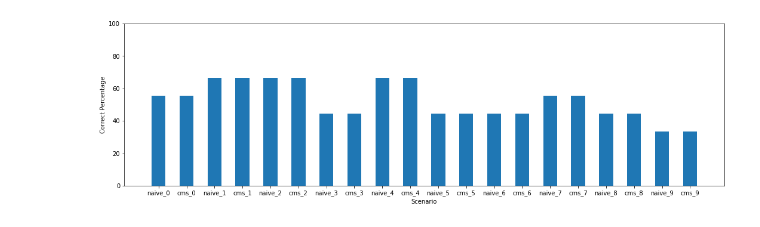
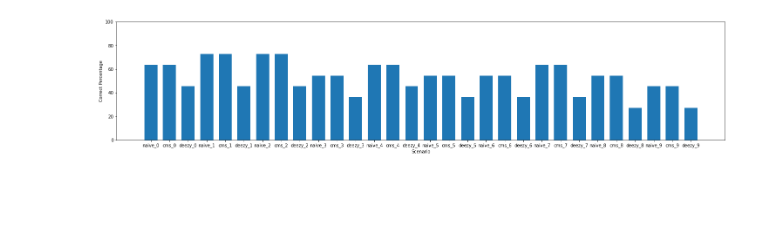
Before and after one commit to stavco9/datastreaming-final-project, a Jupyter notebook: Data_Analysis_All.ipynb, the cells around one changed output. Drawn from its saved outputs; the diff is of its cells as text; code cells hidden in the pictures; blank space fills up the shorter version.

Commit message:
Added more scenario output and a summary notebool

```diff
--- a/Data_Analysis_All.ipynb
+++ b/Data_Analysis_All.ipynb
@@ -9,9 +9,11 @@ import matplotlib.pyplot as plt
 set_model_results = {}
 PATH_NAIVE = './output/1-dictionary-naive-search'
 PATH_CMS = './output/2-count-min-sketch+bloom_freq'
+PATH_DEEZY = './output/3-deezy-alg'
 for i in range(10):
     set_model_results[f"naive_{i}"] = pd.read_csv(f"{PATH_NAIVE}/dataset_{i}.csv", index_col=0)
     set_model_results[f"cms_{i}"] = pd.read_csv(f"{PATH_CMS}/dataset_{i}.csv", index_col=0)
+    set_model_results[f"deezy_{i}"] = pd.read_csv(f"{PATH_DEEZY}/dataset_{i}.csv", index_col=0)
 # %%
 dict_matches = {}
 list_indexes = list(set_model_results['naive_0'].index.values)
@@ -56,25 +62,25 @@ pd_matches
 # %%
 diff_series = {}
 original_words = list(pd_matches.index.values)
 diff_matches_all = []
 for series_name, series in pd_matches.items():
   #print(list(series.index))
   diff_matches = [{word:series[word]} for word in list(series.index)]
   diff_matches_all.append(diff_matches)
   diff_matches = [{word:series[word]} for word in list(series.index) if
        (type(series[word]) == str and not series[word].startswith('{') and word != series[word]) or
        (type(series[word]) == str and series[word].startswith('{') and word not in [re.sub(r'\W+', '', subword) for subword in series[word].split(",")])]
   diff_series[series_name] = 100 * (1 - (len(diff_matches) / len(series.values)))
 diff_series_df = pd.Series(diff_series)
-plt.figure(figsize=(18, 5))  # width:20, height:3
-plt.bar(diff_series.keys(), diff_series.values(), align='center', width=0.5)
+plt.figure(figsize=(25, 5))  # width:20, height:3
+plt.bar(diff_series.keys(), diff_series.values(), align='center', width=0.7)
 plt.xlabel('Scenario')
 plt.ylabel('Correct Percentage')
 ax = plt.gca()
 ax.set_ylim([0, 100])
 plt.show()
 # %% [output]
-[figure, old version]
+[figure, new version]
 # %%
 dict_diffes = {}
 for word in original_words:
```
Also changed, not shown: parts of 4 cells of this notebook, 42 other files.
